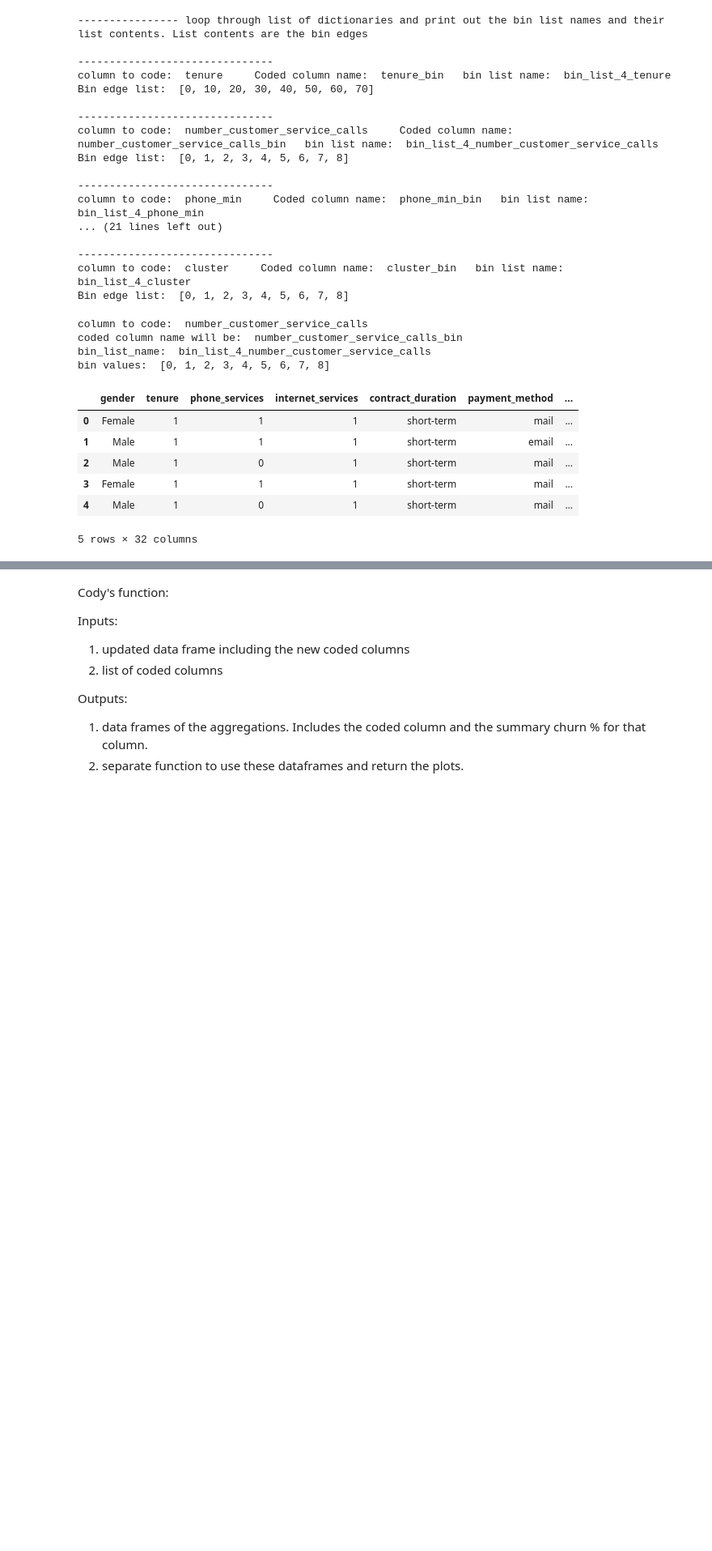
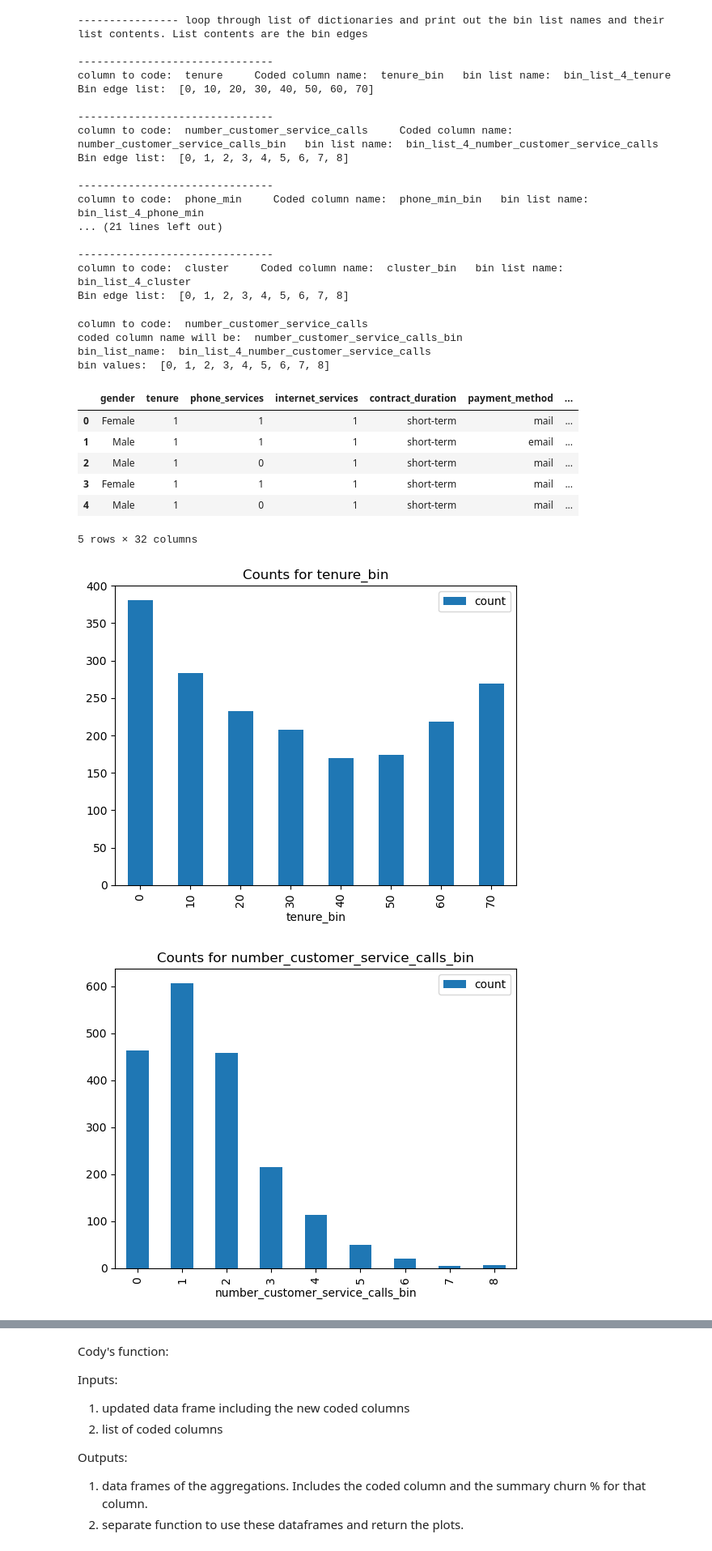
Before and after one commit to pertinax1/AI-Project-One, a Jupyter notebook: histograms for binning.ipynb, the cells around one changed output, grey strips where cells are left out. Shown: that part at 81% size. Cells and saved outputs as stored; diff of their text form; code cells hidden in the pictures; blank space fills up the shorter version.

```diff
--- a/histograms for binning.ipynb
+++ b/histograms for binning.ipynb
@@ -152,11 +145,14 @@ bins_list_names = ["bin_list_4_" + x for x in columns_to_code]
 # # 'bin_list_4_internet_monthly_charges', 'bin_list_4_avg_monthly_bill', 'bin_list_4_trigger_point', 'bin_list_4_cluster']
 bin_list_4_tenure = [10*x for x in range(8)]
 bin_list_4_number_customer_service_calls = [x for x in range(9)]
-bin_list_4_phone_min = [15,95,115,135,155]
+bin_list_4_phone_min = [0,15,95,115,135,155]
 bin_list_4_internet_min = [2000 * x for x in range(7)]
 bin_list_4_phone_monthly_charges = [5*x for x in range(7)]
 bin_list_4_internet_monthly_charges = [10 * x for x in range(11)]
+
 bin_list_4_avg_monthly_bill = [25*x for x in range(6)]
+bin_list_4_avg_monthly_bill.insert(1,10)
+
 bin_list_4_trigger_point = [0,5,10,20,30,40,50,60]
 bin_list_4_cluster = [x for x in range(9)]
 
@@ -216,3 +212,33 @@ bin values:  [0, 1, 2, 3, 4, 5, 6, 7, 8]
 | 3 | Female | 1 | 1 | 1 | short-term | mail | ... |
 | 4 | Male | 1 | 0 | 1 | short-term | mail | ... |
 5 rows × 32 columns
+# %%
+# account_df[[bin_dict_list[2]["coded_column_name"]]].hvplot.hist(title = 'Try 1')
+
+# bar_graph_df = account_df[[bin_dict_list[2]["coded_column_name"]]]
+# display(bar_graph_df)
+# print("")
+# print("just the column name: ",bin_dict_list[2]["coded_column_name"])
+# # bar_graph_df["the_counts"] = bar_graph_df.groupby(bin_dict_list[2]["coded_column_name"]).count()
+# small_df = bar_graph_df.groupby(bin_dict_list[2]["coded_column_name"]).value_counts().to_frame()
+# # small_df.hvplot.bar(y="count")
+# small_df.plot()
+
+def plot_binned_data():
+    for bin_dict in bin_dict_list:
+        # print("for ",bin_dict["coded_column_name"])
+        temp_df = account_df[[bin_dict["coded_column_name"]]]
+        temp_df_agg = temp_df.groupby(bin_dict["coded_column_name"]).value_counts().to_frame()
+        # display(temp_df_agg.head())
+        # temp_df_agg.hvplot.bar(y="count",title = "Counts for " + bin_dict["coded_column_name"])
+        temp_df_agg.plot.bar(y="count",title = "Counts for " + bin_dict["coded_column_name"])
+
+    return True
+
+result = plot_binned_data()
+
+
+# zzz
+# %% [output]
+[figure, added]
+[figure, added]
```
Also changed, not shown: parts of 5 cells of this notebook, 2 other files.
